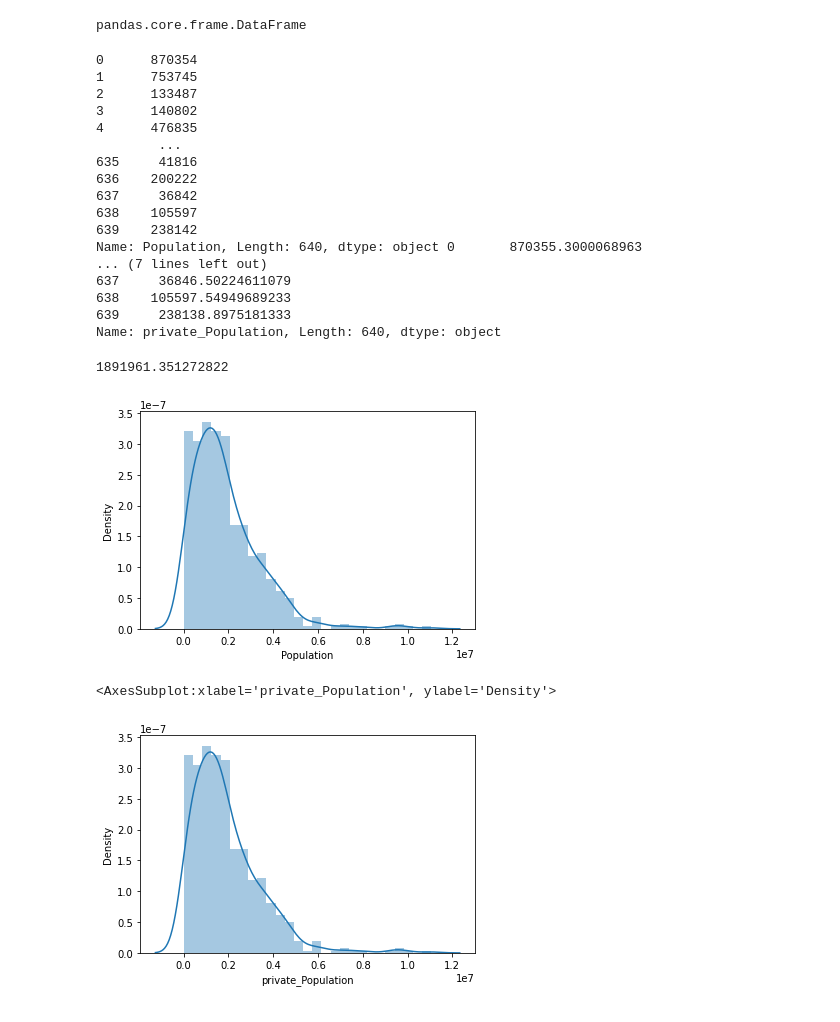
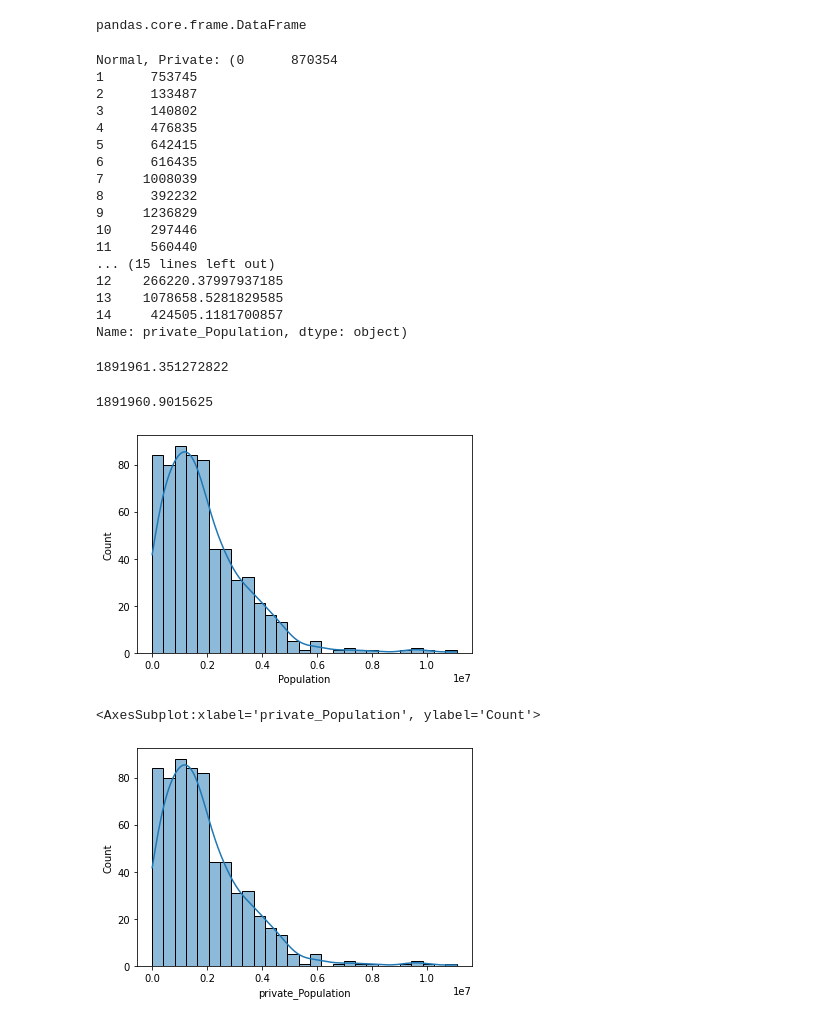
Before and after one commit to siddhartha18101/DP_Spark, a Jupyter notebook: Experiment.ipynb, the cells around one changed output. Saved outputs shown, nothing was run; the diff lists cells and outputs as text; code cells hidden in the pictures.

```diff
--- a/Experiment.ipynb
+++ b/Experiment.ipynb
@@ -94,25 +107,25 @@ type(df2)
 # %% [output]
 pandas.core.frame.DataFrame
 # %%
-print(df2['Population'], df2['private_Population'])
+print(f"Normal, Private: {df2['Population'][0:15], df2['private_Population'][0:15]}")
 # %% [output]
-0      870354
+Normal, Private: (0      870354
 1      753745
 2      133487
 3      140802
 4      476835
-        ...
-635     41816
-636    200222
-637     36842
-638    105597
-639    238142
-Name: Population, Length: 640, dtype: object 0       870355.3000068963
-... (7 lines left out)
-637     36846.50224611079
-638    105597.54949689233
-639     238138.8975181333
-Name: private_Population, Length: 640, dtype: object
+5      642415
+6      616435
+7     1008039
+8      392232
+9     1236829
+10     297446
+11     560440
+... (15 lines left out)
+12    266220.37997937185
+13    1078658.5281829585
+14     424505.1181700857
+Name: private_Population, dtype: object)
 # %%
 np.mean(df2['private_Population'].astype(float))
 # %% [output]
@@ -124,13 +133,17 @@ import seaborn as sns
+# %%
+np.mean(df2['Population'].astype(float))
+# %% [output]
+1891960.9015625
 # %%
-sns.distplot((df2['Population'].astype(int)))
+sns.histplot((df2['Population'].astype(int)) , kde=True)
 plt.show()
 # %% [output]
-[figure, old version]
+[figure, new version]
 # %%
-sns.distplot((df2['private_Population'].astype(float)))
+sns.histplot((df2['private_Population'].astype(float)), kde=True)
 # %% [output]
-<AxesSubplot:xlabel='private_Population', ylabel='Density'>
+<AxesSubplot:xlabel='private_Population', ylabel='Count'>
-[figure, old version]
+[figure, new version]
 # %%
 xa = np.linspace(0,640,640)
 # %%
```
Also changed, not shown: parts of 25 cells of this notebook.
